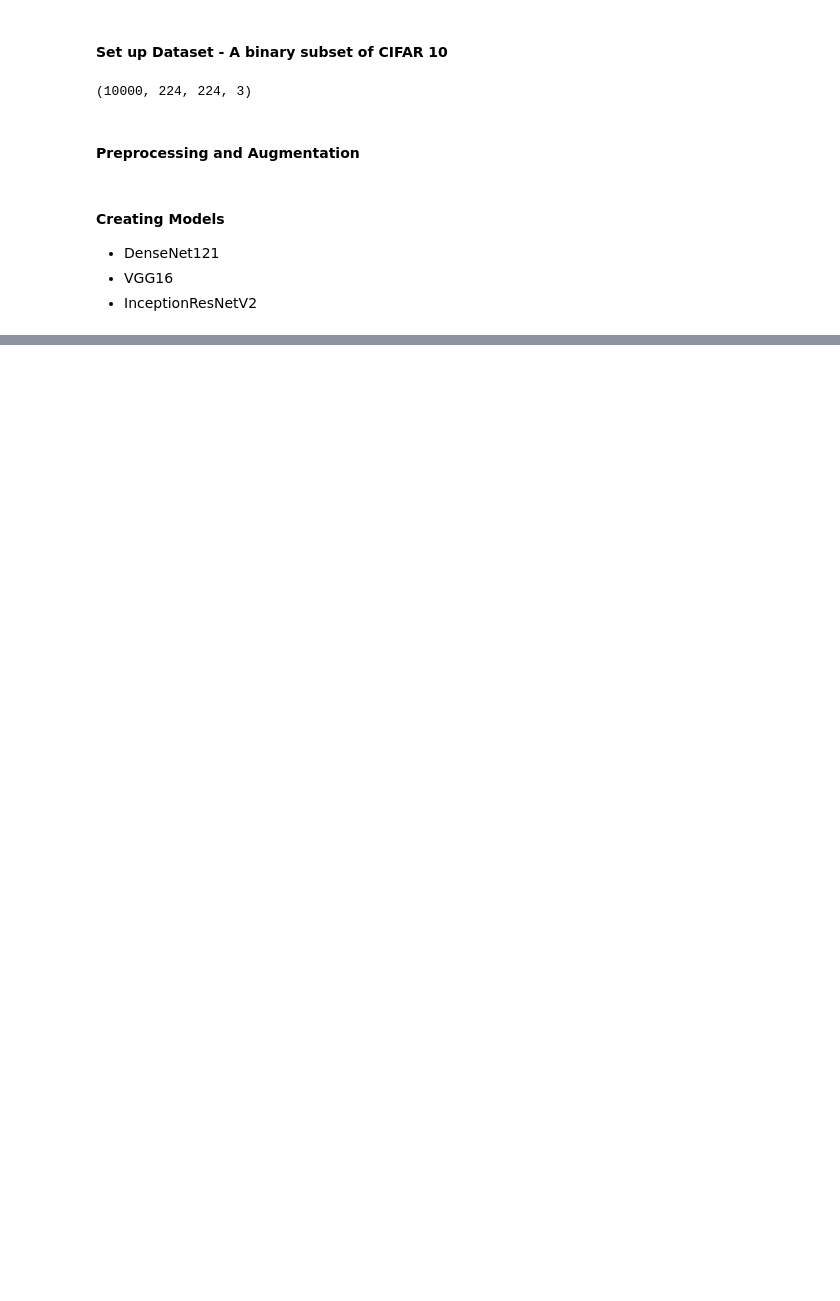
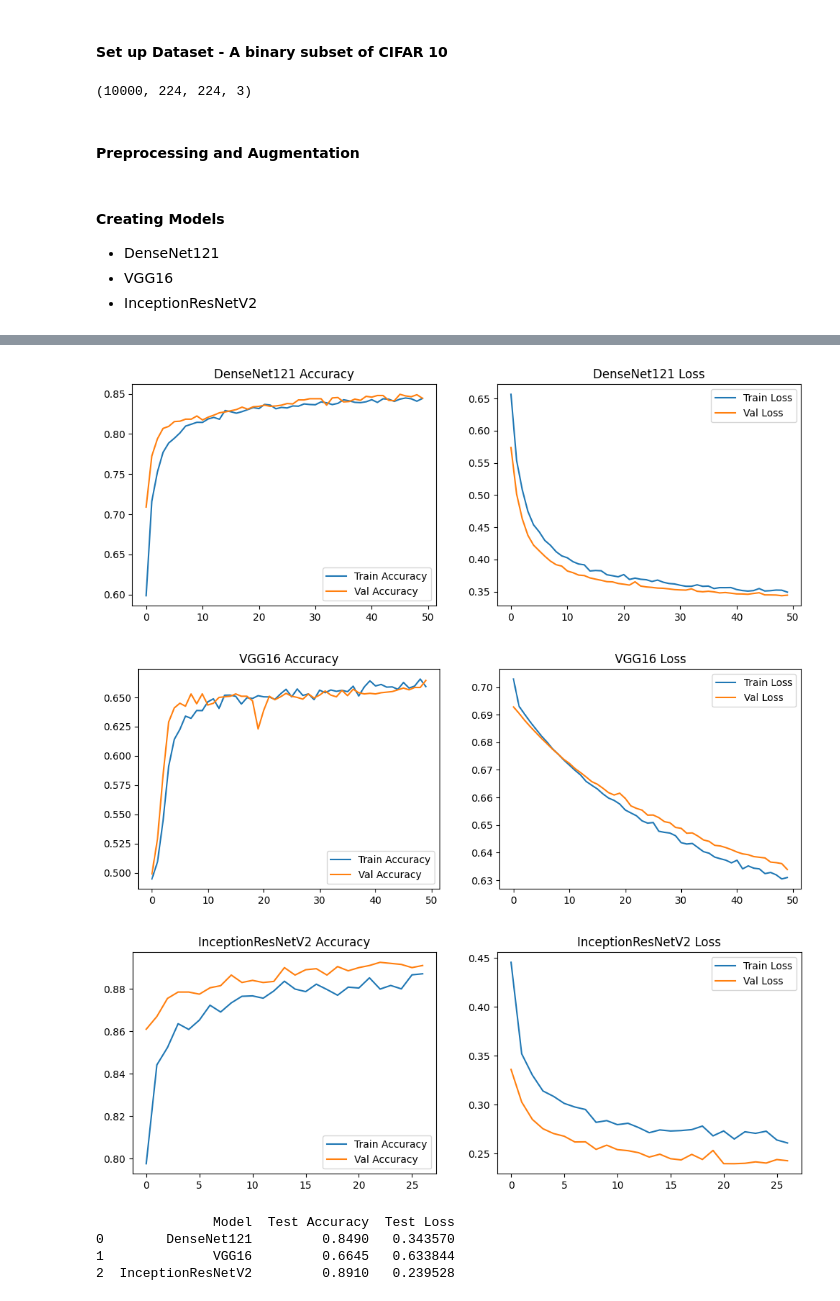
Before and after one commit to the-gauss/tiny-projects-ml, a Jupyter notebook: practice_assignments/u_adelaide/2.ipynb, the cells around one changed output, grey strips where cells are left out. Saved outputs shown, nothing was run; the diff lists cells and outputs as text; code cells hidden in the pictures; blank space fills up the shorter version.

```diff
--- a/practice_assignments/u_adelaide/2.ipynb
+++ b/practice_assignments/u_adelaide/2.ipynb
@@ -113,0 +107,48 @@ KeyboardInterrupt:
+# %%
+# Plot function for learning curves
+def plot_learning_curves(history, model_name):
+    fig, (ax1, ax2) = plt.subplots(1, 2, figsize=(12, 4))
+    ax1.plot(history.history['accuracy'], label='Train Accuracy')
+    ax1.plot(history.history['val_accuracy'], label='Val Accuracy')
+    ax1.set_title(f'{model_name} Accuracy')
+    ax1.legend()
+
+    ax2.plot(history.history['loss'], label='Train Loss')
+    ax2.plot(history.history['val_loss'], label='Val Loss')
+    ax2.set_title(f'{model_name} Loss')
+    ax2.legend()
+
+    plt.show()
+
+# Display learning curves for each model
+plot_learning_curves(densenet_history, 'DenseNet121')
+plot_learning_curves(vgg_history, 'VGG16')
+plot_learning_curves(inception_resnet_history, 'InceptionResNetV2')
+# %% [output]
+[figure, added]
+[figure, added]
+[figure, added]
+# %%
+# Function to calculate evaluation metrics and format results
+def get_evaluation_metrics(model, test_gen, name):
+    test_loss, test_accuracy = model.evaluate(test_gen, verbose=0)
+    return {'Model': name, 'Test Loss': test_loss, 'Test Accuracy': test_accuracy}
+
+# List of models to evaluate with their names
+models_to_evaluate = [
+    (densenet_model, 'DenseNet121'),
+    (vgg_model, 'VGG16'),
+    (inception_resnet_model, 'InceptionResNetV2')
+]
+
+# Evaluate each model and collect metrics
+evaluation_results = [get_evaluation_metrics(model, name) for model, name in models_to_evaluate]
+
+# Convert results to a DataFrame and display
+evaluation_df = pd.DataFrame(evaluation_results)
+print(evaluation_df)
+# %% [output]
+               Model  Test Accuracy  Test Loss
+0        DenseNet121         0.8490   0.343570
+1              VGG16         0.6645   0.633844
+2  InceptionResNetV2         0.8910   0.239528
```
Also changed, not shown: parts of 4 cells of this notebook, 2 other files.
